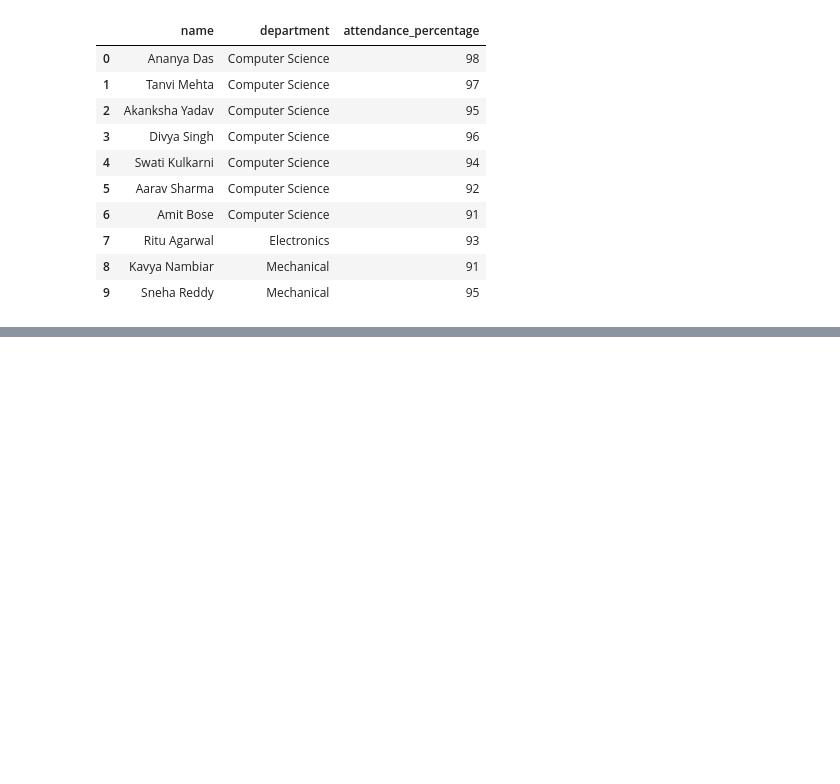
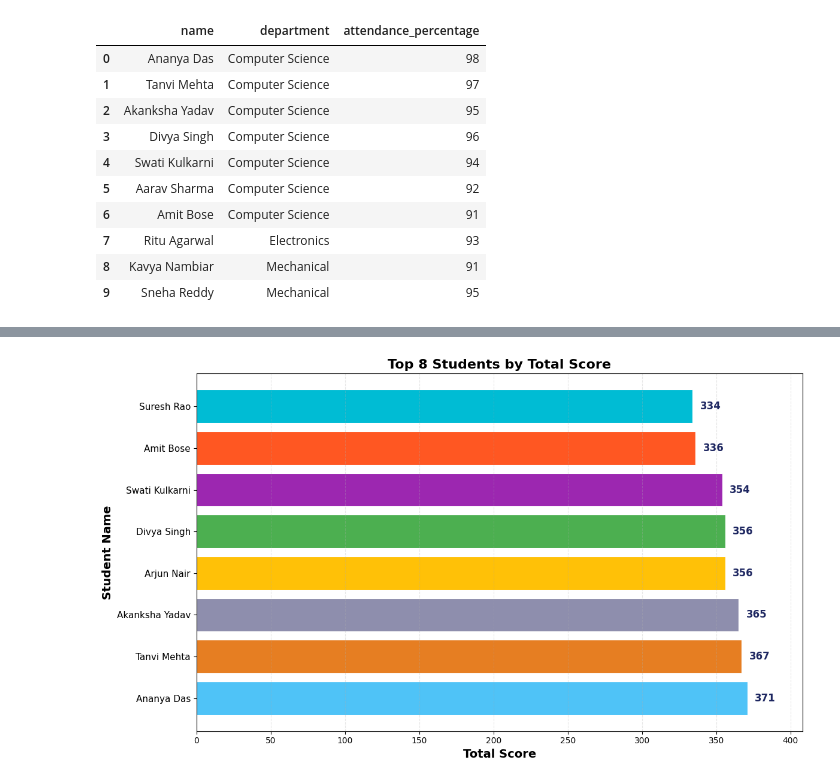
Before and after one commit to Zidane86-06/Data_Engineering_workshop, a Jupyter notebook: Day2/Day2.ipynb, the cells around one changed output, grey strips where cells are left out. Saved outputs shown, nothing was run; the diff lists cells and outputs as text; code cells hidden in the pictures; blank space fills up the shorter version.

```diff
--- a/Day2/Day2.ipynb
+++ b/Day2/Day2.ipynb
@@ -127,0 +205,42 @@ Students with attendance percentage greater than 90
+# %%
+chart_sql = """
+SELECT
+  name,
+  (math_score + science_score + english_score + programming_score) AS total_score
+FROM students
+ORDER BY total_score DESC
+LIMIT 8
+"""
+chart_data = pd.read_sql_query(chart_sql, conn)
+
+fig, ax = plt.subplots(figsize=(12, 7))
+bar_colors = ["#4FC3F7", "#E67E22", "#8E8EAD", "#FFC107", "#4CAF50", "#9C27B0", "#FF5722", "#00BCD4"]
+bars = ax.barh(  # Changed to barh for horizontal bars
+    chart_data["name"],  # Student names on the y-axis
+    chart_data["total_score"],  # Total scores on the x-axis
+    color=bar_colors,
+    edgecolor="white",
+    linewidth=0.8
+)
+
+for bar in bars:
+  width = bar.get_width()  # Get width for horizontal bars
+  ax.text(
+      width + 5,  # X-position: slightly to the right of the bar
+      bar.get_y() + bar.get_height() / 2,  # Y-position: centered vertically
+      f'{width}',
+      ha='left', va='center',  # Alignment for horizontal text
+      fontsize=12, fontweight='bold',
+      color='#1E2761'
+  )
+
+ax.set_title('Top 8 Students by Total Score', fontsize=16, fontweight='bold')
+ax.set_ylabel('Student Name', fontsize=14, fontweight='bold')  # Swapped label
+ax.set_xlabel('Total Score', fontsize=14, fontweight='bold')  # Swapped label
+ax.set_xlim(0, chart_data["total_score"].max() * 1.1)  # X-axis limit for horizontal bar
+ax.tick_params(axis='y', labelsize=11)  # Apply tick params to y-axis for horizontal bar
+ax.grid(axis='x', linestyle='--', alpha=0.3)  # X-axis grid for horizontal bar
+plt.tight_layout()
+plt.show()
+# %% [output]
+[figure, added]
```
Also changed, not shown: parts of 5 cells of this notebook.
